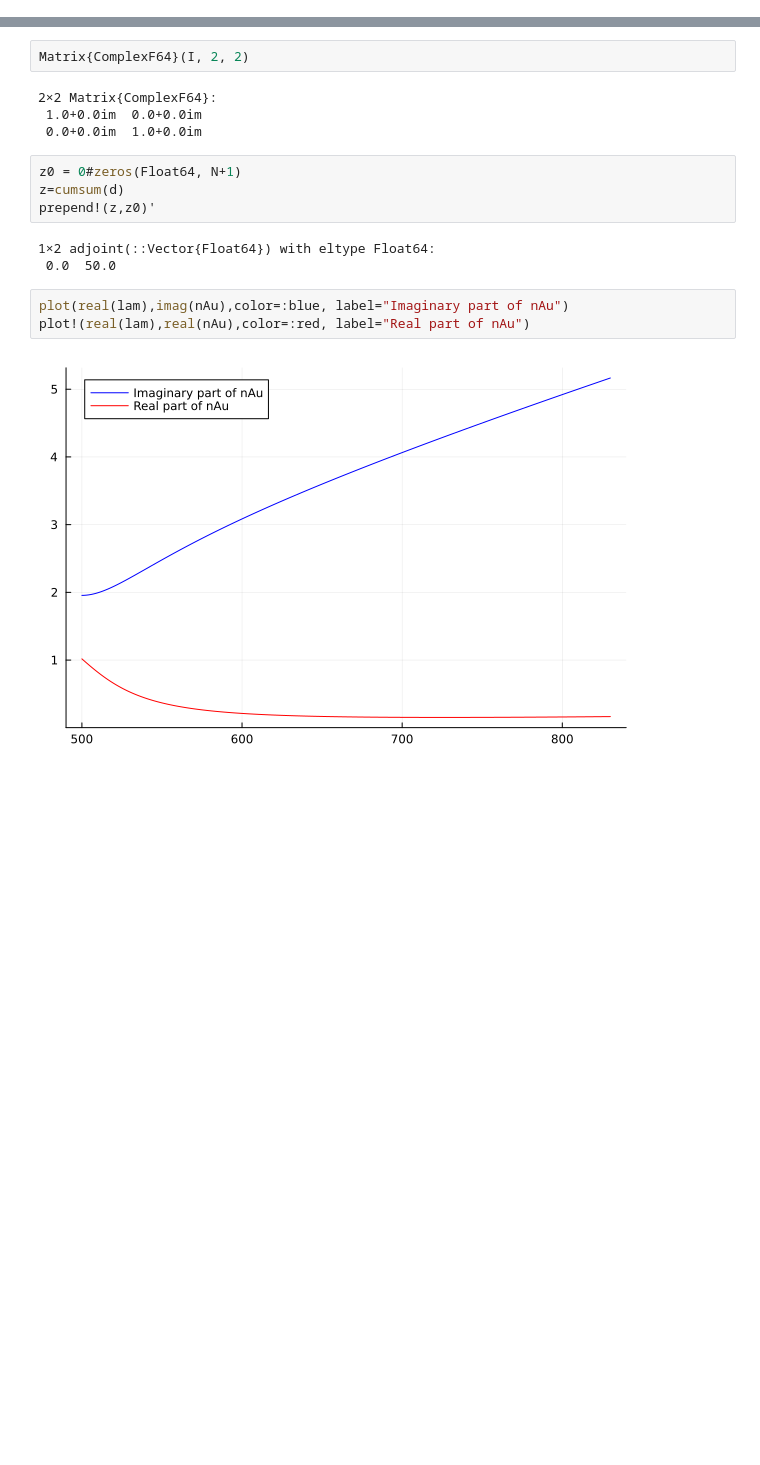
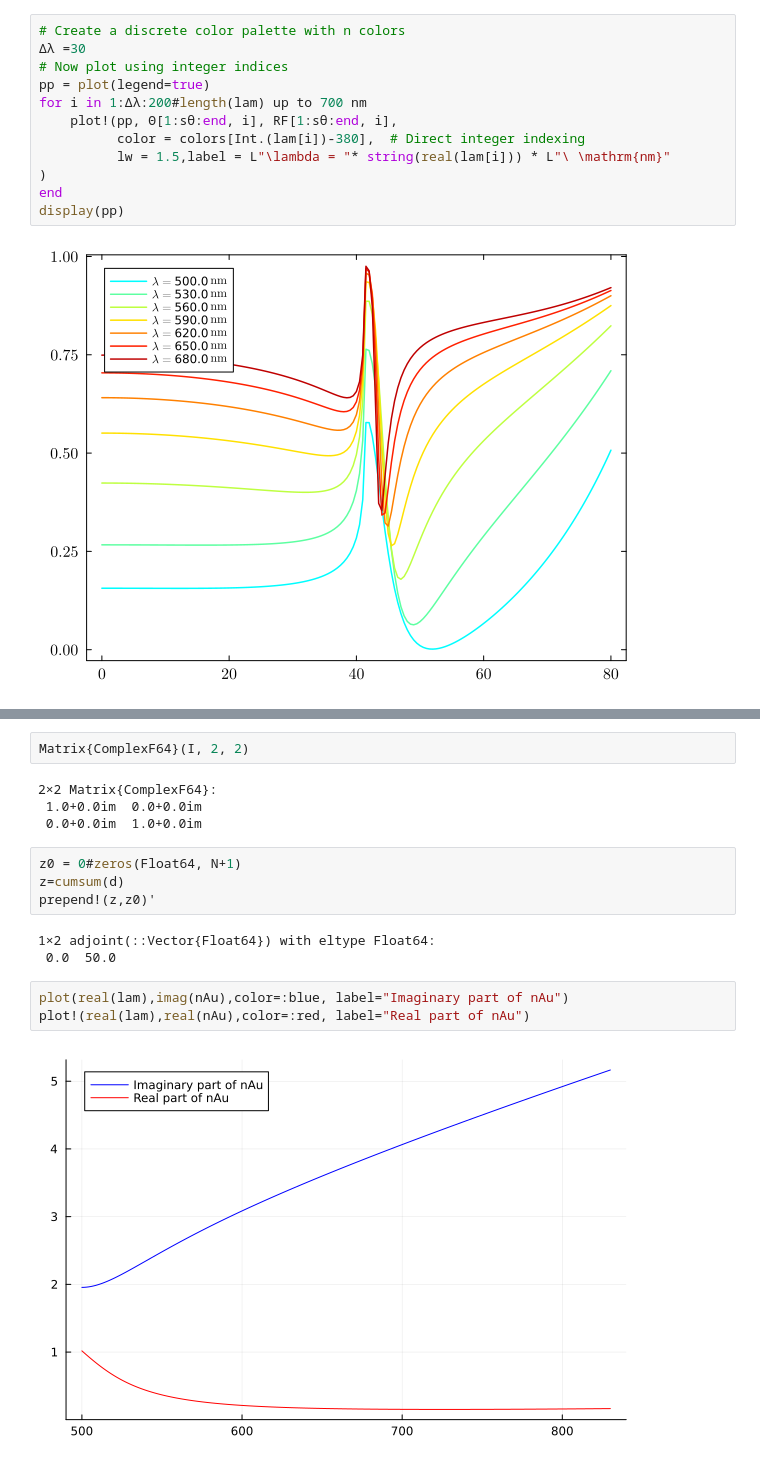
Before and after one commit to ArifMoranV/Optics, a Jupyter notebook: matrixmthd.ipynb, the cells around one changed output, grey strips where cells are left out. Drawn from its saved outputs; the diff is of its cells as text; blank space fills up the shorter version.

```diff
--- a/matrixmthd.ipynb
+++ b/matrixmthd.ipynb
@@ -125,0 +236,14 @@ plot(p1, ThetaC, real.(lam), lw=3, lc=:black, ls=:dash)
+# %%
+# Create a discrete color palette with n colors
+Δλ =30
+# Now plot using integer indices
+pp = plot(legend=true)
+for i in 1:Δλ:200#length(lam) up to 700 nm
+    plot!(pp, Θ[1:sθ:end, i], RF[1:sθ:end, i],
+          color = colors[Int.(lam[i])-380],  # Direct integer indexing
+          lw = 1.5,label = L"\lambda = "* string(real(lam[i])) * L"\ \mathrm{nm}"
+)
+end
+display(pp)
+# %% [output]
+[figure, added]
```
Also changed, not shown: parts of 21 cells of this notebook, 9 other files.
